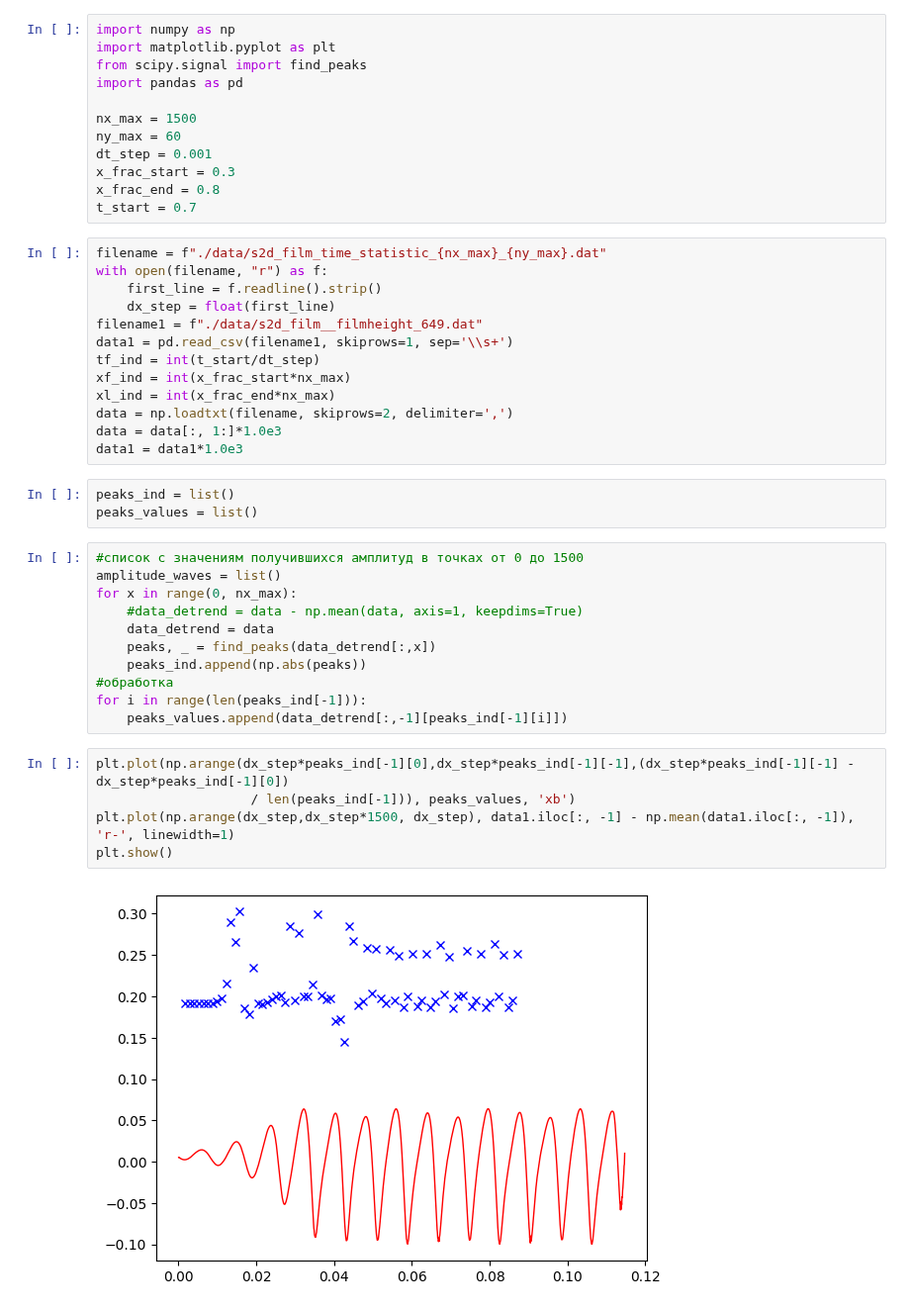
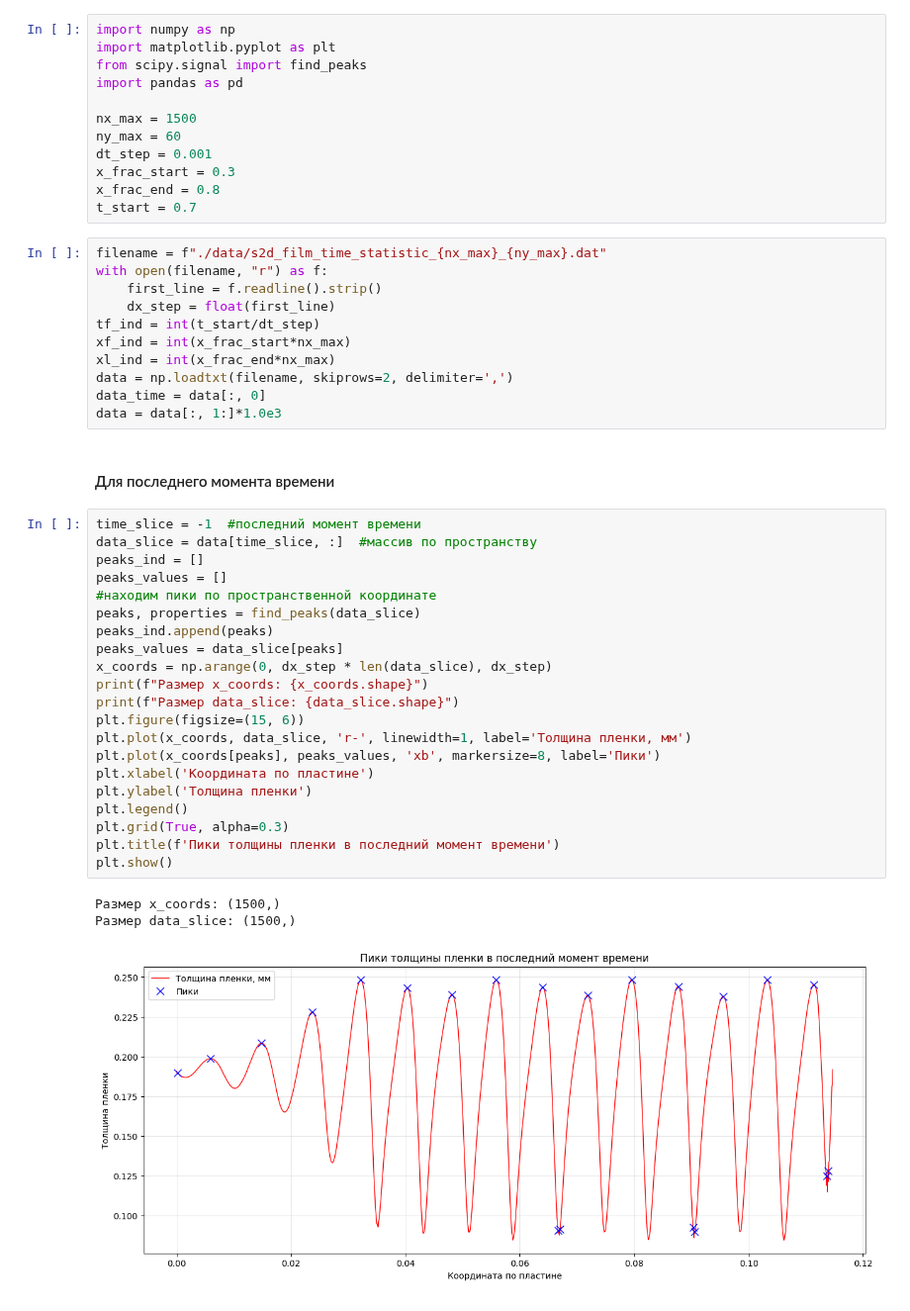
Before and after one commit to UlyanaGru/Fourier, a Jupyter notebook: test.ipynb, the cells around one changed output. Shown at 99% size. Saved outputs shown, nothing was run; the diff lists cells and outputs as text.

```diff
--- a/test.ipynb
+++ b/test.ipynb
@@ -118,32 +120,36 @@ filename = f"./data/s2d_film_time_statistic_{nx_max}_{ny_max}.dat"
 with open(filename, "r") as f:
     first_line = f.readline().strip()
     dx_step = float(first_line)
-filename1 = f"./data/s2d_film__filmheight_649.dat"
-data1 = pd.read_csv(filename1, skiprows=1, sep='\\s+')
 tf_ind = int(t_start/dt_step)
 xf_ind = int(x_frac_start*nx_max)
 xl_ind = int(x_frac_end*nx_max)
 data = np.loadtxt(filename, skiprows=2, delimiter=',')
+data_time = data[:, 0]
 data = data[:, 1:]*1.0e3
-data1 = data1*1.0e3
-# %%
-peaks_ind = list()
-peaks_values = list()
-# %%
-#список с значениям получившихся амплитуд в точках от 0 до 1500
-amplitude_waves = list()
-for x in range(0, nx_max):
-    #data_detrend = data - np.mean(data, axis=1, keepdims=True)
-    data_detrend = data
-    peaks, _ = find_peaks(data_detrend[:,x])
-    peaks_ind.append(np.abs(peaks))
-#обработка
-for i in range(len(peaks_ind[-1])):
-    peaks_values.append(data_detrend[:,-1][peaks_ind[-1][i]])
-# %%
-plt.plot(np.arange(dx_step*peaks_ind[-1][0],dx_step*peaks_ind[-1][-1],(dx_step*peaks_ind[-1][-1] - dx_step*peaks_ind[-1][0])
-                    / len(peaks_ind[-1])), peaks_values, 'xb')
-plt.plot(np.arange(dx_step,dx_step*1500, dx_step), data1.iloc[:, -1] - np.mean(data1.iloc[:, -1]), 'r-', linewidth=1)
-plt.show()
-# %% [output]
-[figure, removed]
+# %% [markdown]
+#### Для последнего момента времени
+# %%
+time_slice = -1  #последний момент времени
+data_slice = data[time_slice, :]  #массив по пространству
+peaks_ind = []
+peaks_values = []
+#находим пики по пространственной координате
+peaks, properties = find_peaks(data_slice)
+peaks_ind.append(peaks)
+peaks_values = data_slice[peaks]
+x_coords = np.arange(0, dx_step * len(data_slice), dx_step)
+print(f"Размер x_coords: {x_coords.shape}")
+print(f"Размер data_slice: {data_slice.shape}")
+plt.figure(figsize=(15, 6))
+plt.plot(x_coords, data_slice, 'r-', linewidth=1, label='Толщина пленки, мм')
+plt.plot(x_coords[peaks], peaks_values, 'xb', markersize=8, label='Пики')
+plt.xlabel('Координата по пластине')
+plt.ylabel('Толщина пленки')
+plt.legend()
+plt.grid(True, alpha=0.3)
+plt.title(f'Пики толщины пленки в последний момент времени')
+plt.show()
+# %% [output]
+Размер x_coords: (1500,)
+Размер data_slice: (1500,)
+[figure, added]
```
Also changed, not shown: parts of 3 cells of this notebook.
